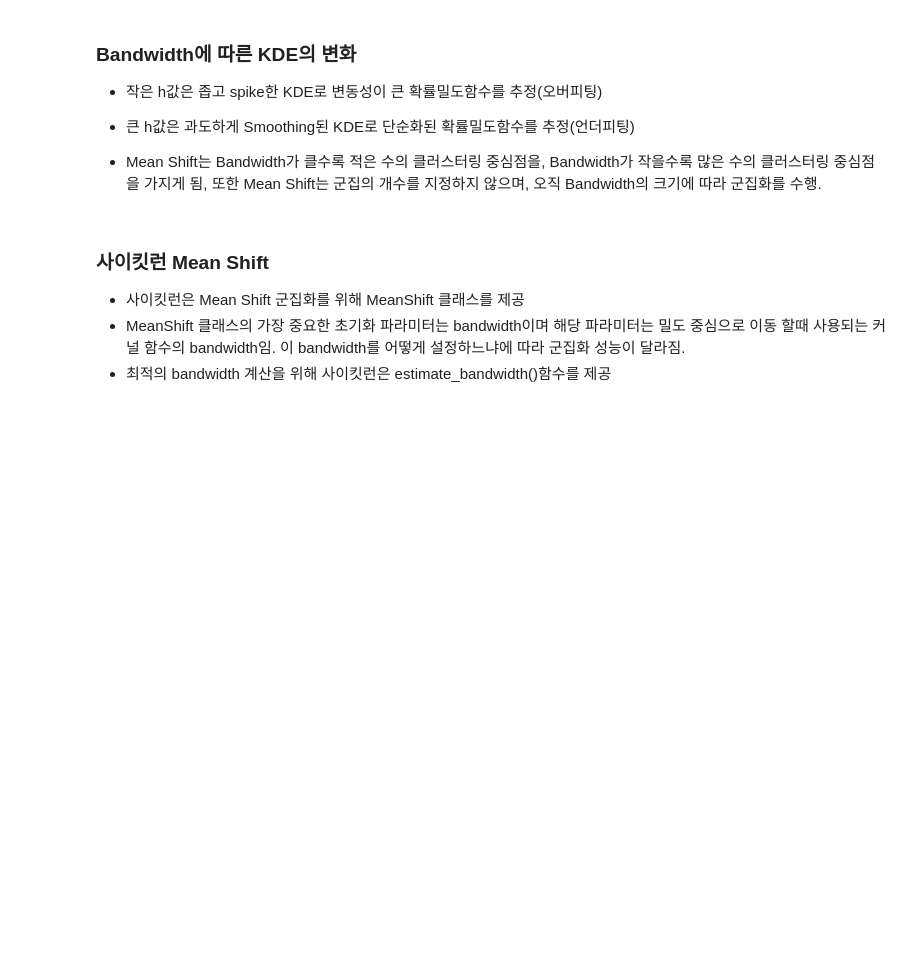
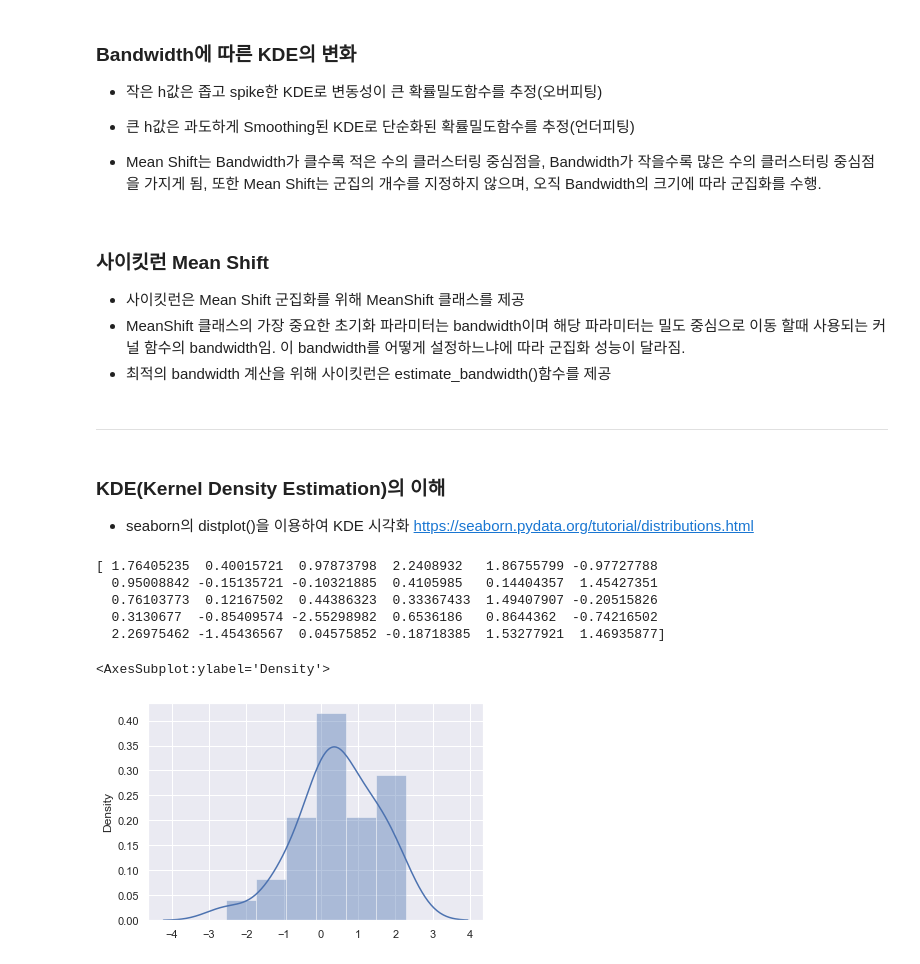
Before and after one commit to 201411096/study_AI, a Jupyter notebook: lectures/2_파이썬 머신러닝 완벽 가이드/7_군집화(Clustering)/3_Mean Shift.ipynb, the cells around one changed output. Drawn from its saved outputs; the diff is of its cells as text; code cells hidden in the pictures; blank space fills up the shorter version.

```diff
--- a/lectures/2_파이썬 머신러닝 완벽 가이드/7_군집화(Clustering)/3_Mean Shift.ipynb
+++ b/lectures/2_파이썬 머신러닝 완벽 가이드/7_군집화(Clustering)/3_Mean Shift.ipynb
@@ -61,3 +61,30 @@
 * 사이킷런은 Mean Shift 군집화를 위해 MeanShift 클래스를 제공
 * MeanShift 클래스의 가장 중요한 초기화 파라미터는 bandwidth이며 해당 파라미터는 밀도 중심으로 이동 할때 사용되는 커널 함수의 bandwidth임. 이 bandwidth를 어떻게 설정하느냐에 따라 군집화 성능이 달라짐.
 * 최적의 bandwidth 계산을 위해 사이킷런은 estimate_bandwidth()함수를 제공
+# %% [markdown]
+---
+# %% [markdown]
+### KDE(Kernel Density Estimation)의 이해
+
+* seaborn의 distplot()을 이용하여 KDE 시각화
+https://seaborn.pydata.org/tutorial/distributions.html
+# %%
+import numpy as np
+import seaborn as sns
+import matplotlib.pyplot as plt
+%matplotlib inline
+
+sns.set(color_codes=True)
+
+np.random.seed(0)
+x = np.random.normal(0, 1, size=30)# 평균, 표준편차, ..
+print(x)
+sns.distplot(x)
+# %% [output]
+[ 1.76405235  0.40015721  0.97873798  2.2408932   1.86755799 -0.97727788
+  0.95008842 -0.15135721 -0.10321885  0.4105985   0.14404357  1.45427351
+  0.76103773  0.12167502  0.44386323  0.33367433  1.49407907 -0.20515826
+  0.3130677  -0.85409574 -2.55298982  0.6536186   0.8644362  -0.74216502
+  2.26975462 -1.45436567  0.04575852 -0.18718385  1.53277921  1.46935877]
+<AxesSubplot:ylabel='Density'>
+[figure, added]
```
Also changed, not shown: parts of 20 cells of this notebook.
